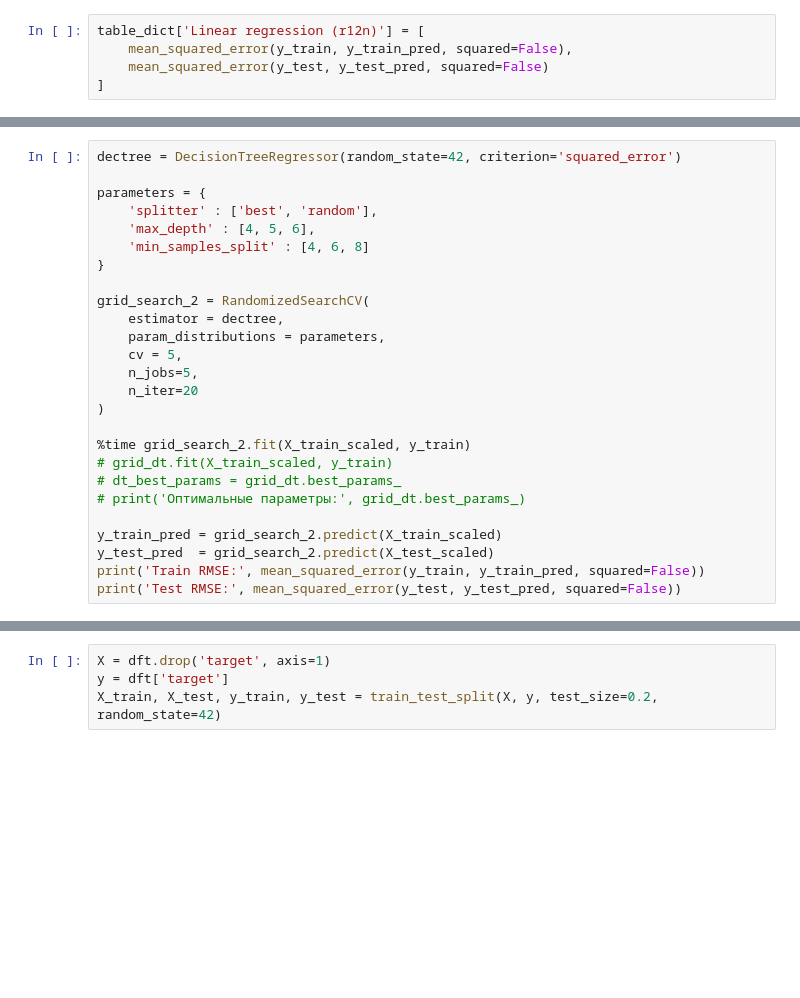
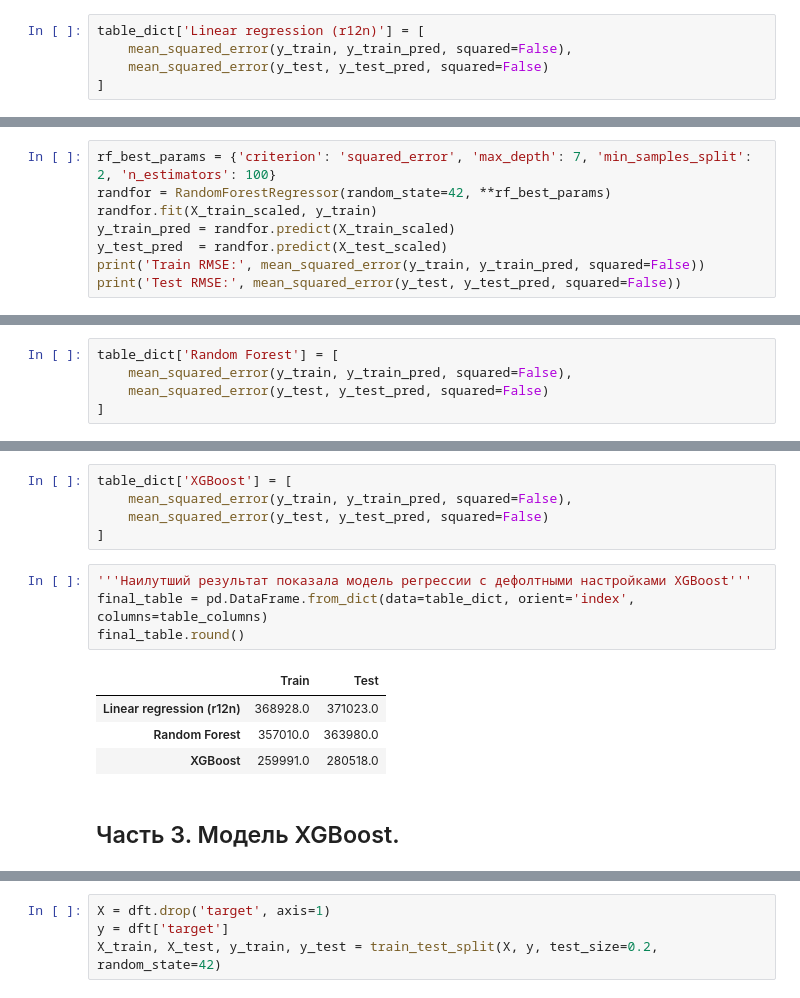
Before and after one commit to KonstantinMedvedev1996/skillfactory_ML_course, a Jupyter notebook: Project_Final/Project_Final_Part_3_Model.ipynb, the cells around one changed output, grey strips where cells are left out. Cells and saved outputs as stored; diff of their text form; blank space fills up the shorter version.

```diff
--- a/Project_Final/Project_Final_Part_3_Model.ipynb
+++ b/Project_Final/Project_Final_Part_3_Model.ipynb
@@ -250,27 +110,9 @@ table_dict['Linear regression (r12n)'] = [
 # %%
-dectree = DecisionTreeRegressor(random_state=42, criterion='squared_error')
-
-parameters = {
-    'splitter' : ['best', 'random'],
-    'max_depth' : [4, 5, 6],
-    'min_samples_split' : [4, 6, 8]
-}
-
-grid_search_2 = RandomizedSearchCV(
-    estimator = dectree,
-    param_distributions = parameters,
-    cv = 5,
-    n_jobs=5,
-    n_iter=20
-)
-
-%time grid_search_2.fit(X_train_scaled, y_train)
-# grid_dt.fit(X_train_scaled, y_train)
-# dt_best_params = grid_dt.best_params_
-# print('Оптимальные параметры:', grid_dt.best_params_)
-
-y_train_pred = grid_search_2.predict(X_train_scaled)
-y_test_pred  = grid_search_2.predict(X_test_scaled)
+rf_best_params = {'criterion': 'squared_error', 'max_depth': 7, 'min_samples_split': 2, 'n_estimators': 100}
+randfor = RandomForestRegressor(random_state=42, **rf_best_params)
+randfor.fit(X_train_scaled, y_train)
+y_train_pred = randfor.predict(X_train_scaled)
+y_test_pred  = randfor.predict(X_test_scaled)
 print('Train RMSE:', mean_squared_error(y_train, y_train_pred, squared=False))
 print('Test RMSE:', mean_squared_error(y_test, y_test_pred, squared=False))
 # %% [output]
@@ -286,0 +121,5 @@ best_params = {'splitter': 'best', 'min_samples_split': 4, 'max_depth': 6}
+# %%
+table_dict['Random Forest'] = [
+    mean_squared_error(y_train, y_train_pred, squared=False),
+    mean_squared_error(y_test, y_test_pred, squared=False)
+]
@@ -296,0 +138,16 @@ Test RMSE: 1193810.4011255277
+# %%
+table_dict['XGBoost'] = [
+    mean_squared_error(y_train, y_train_pred, squared=False),
+    mean_squared_error(y_test, y_test_pred, squared=False)
+]
+# %%
+'''Наилутший результат показала модель регрессии с дефолтными настройками XGBoost'''
+final_table = pd.DataFrame.from_dict(data=table_dict, orient='index', columns=table_columns)
+final_table.round()
+# %% [output]
+|  | Train | Test |
+| Linear regression (r12n) | 368928.0 | 371023.0 |
+| Random Forest | 357010.0 | 363980.0 |
+| XGBoost | 259991.0 | 280518.0 |
+# %% [markdown]
+## Часть 3. Модель XGBoost. ##
```
Also changed, not shown: parts of 63 cells of this notebook.
